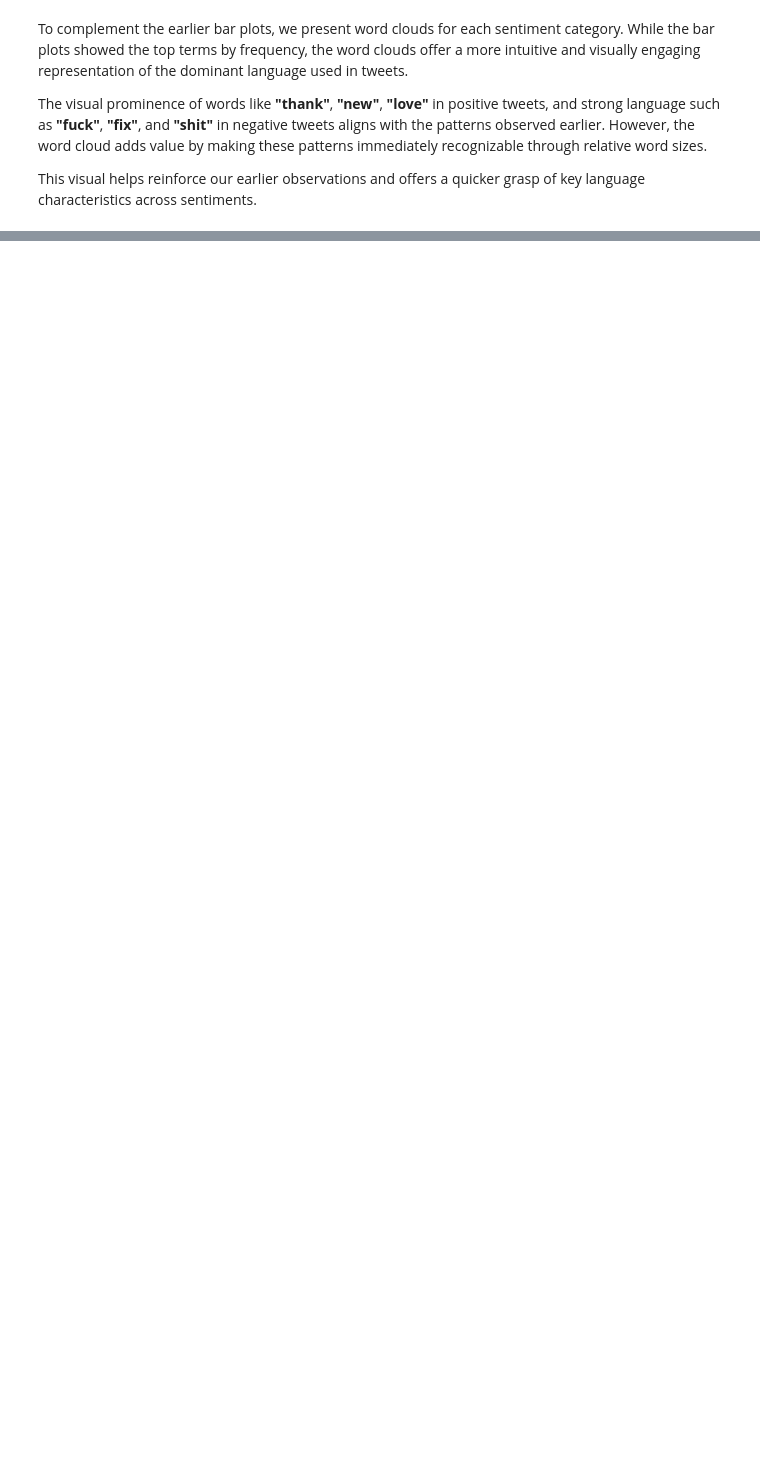
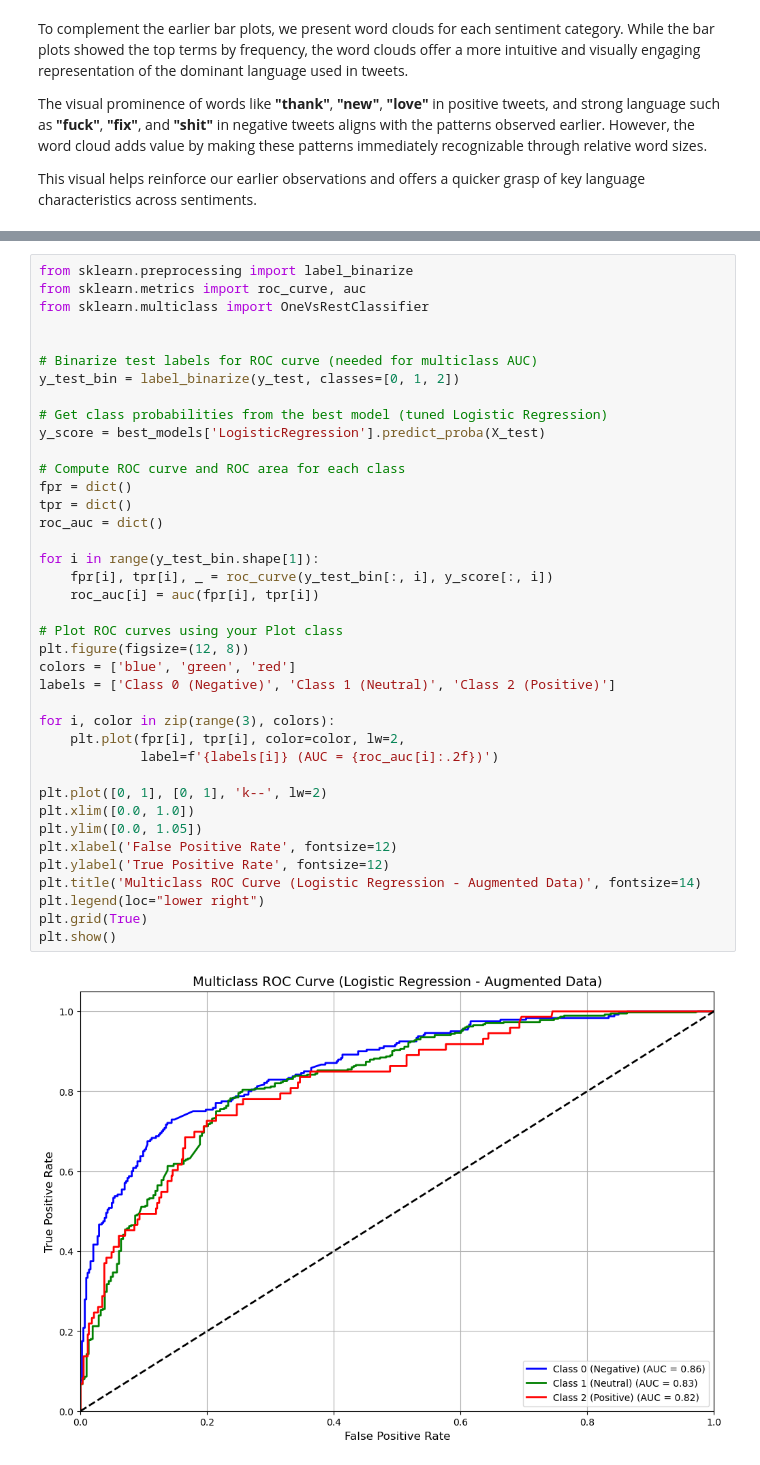
Before and after one commit to kev-analytic/apple-twitter-sentiment-analysis, a Jupyter notebook: index.ipynb, the cells around one changed output, grey strips where cells are left out. Cells and saved outputs as stored; diff of their text form; blank space fills up the shorter version.

```diff
--- a/index.ipynb
+++ b/index.ipynb
@@ -577,0 +1341,41 @@ This visual helps reinforce our earlier observations and offers a quicker grasp
+# %%
+from sklearn.preprocessing import label_binarize
+from sklearn.metrics import roc_curve, auc
+from sklearn.multiclass import OneVsRestClassifier
+
+
+# Binarize test labels for ROC curve (needed for multiclass AUC)
+y_test_bin = label_binarize(y_test, classes=[0, 1, 2])
+
+# Get class probabilities from the best model (tuned Logistic Regression)
+y_score = best_models['LogisticRegression'].predict_proba(X_test)
+
+# Compute ROC curve and ROC area for each class
+fpr = dict()
+tpr = dict()
+roc_auc = dict()
+
+for i in range(y_test_bin.shape[1]):
+    fpr[i], tpr[i], _ = roc_curve(y_test_bin[:, i], y_score[:, i])
+    roc_auc[i] = auc(fpr[i], tpr[i])
+
+# Plot ROC curves using your Plot class
+plt.figure(figsize=(12, 8))
+colors = ['blue', 'green', 'red']
+labels = ['Class 0 (Negative)', 'Class 1 (Neutral)', 'Class 2 (Positive)']
+
+for i, color in zip(range(3), colors):
+    plt.plot(fpr[i], tpr[i], color=color, lw=2,
+             label=f'{labels[i]} (AUC = {roc_auc[i]:.2f})')
+
+plt.plot([0, 1], [0, 1], 'k--', lw=2)
+plt.xlim([0.0, 1.0])
+plt.ylim([0.0, 1.05])
+plt.xlabel('False Positive Rate', fontsize=12)
+plt.ylabel('True Positive Rate', fontsize=12)
+plt.title('Multiclass ROC Curve (Logistic Regression - Augmented Data)', fontsize=14)
+plt.legend(loc="lower right")
+plt.grid(True)
+plt.show()
+# %% [output]
+[figure, added]
```
Also changed, not shown: parts of 58 cells of this notebook.
